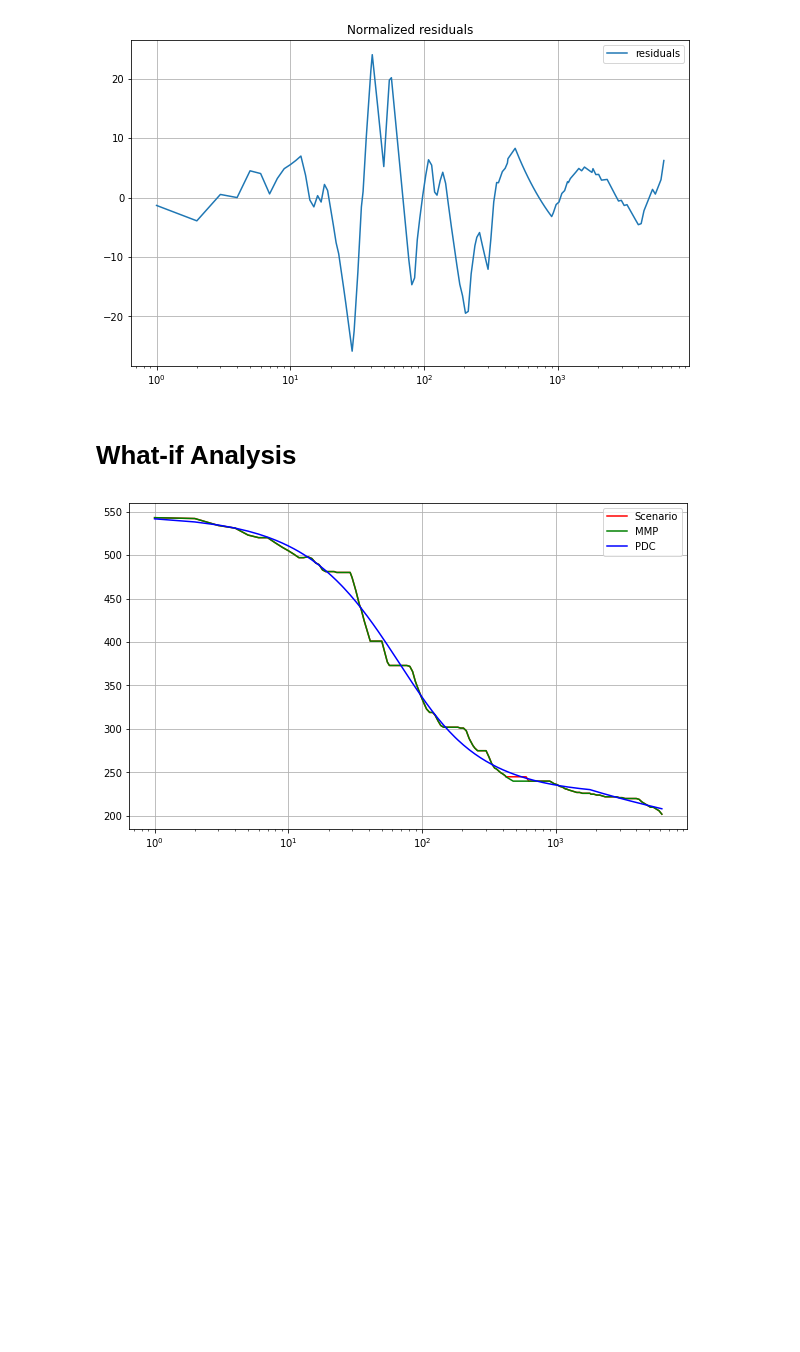
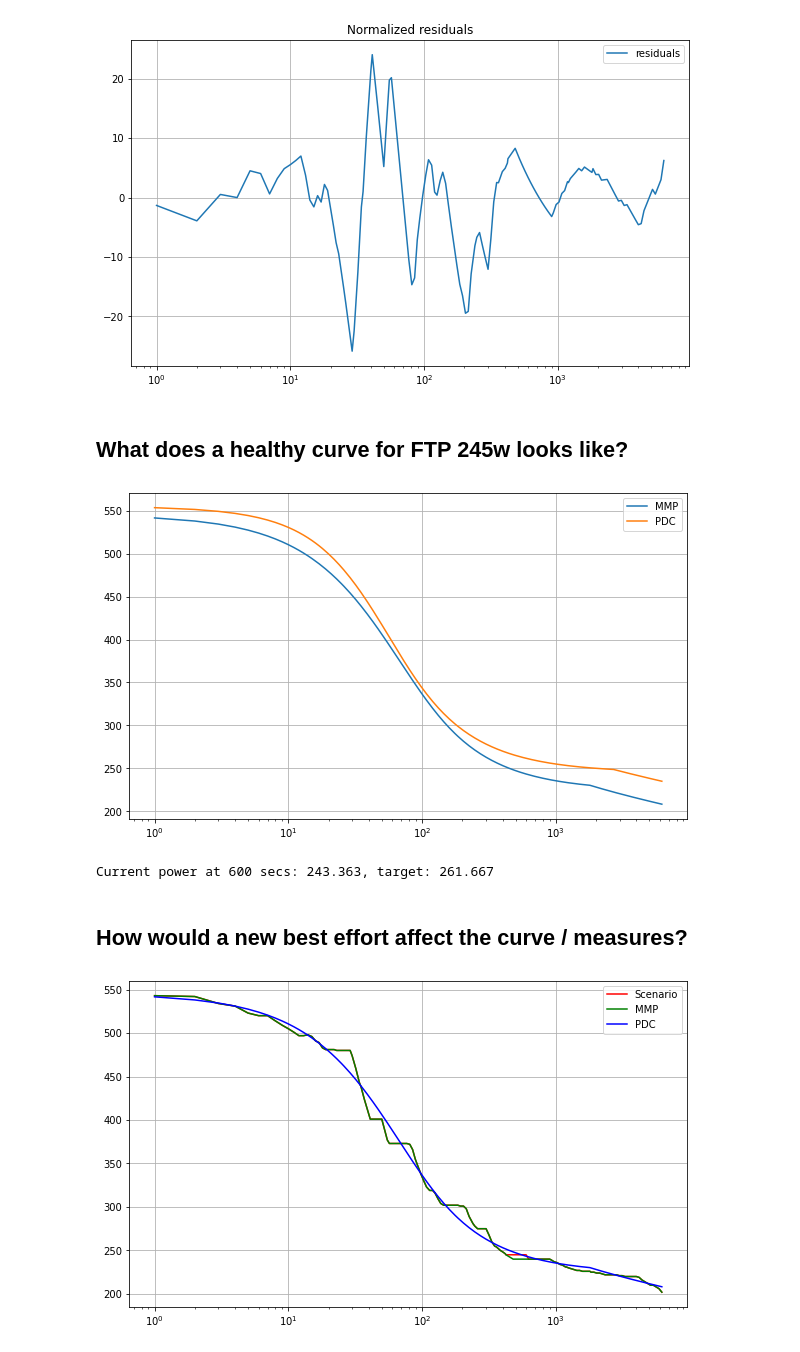
Before and after one commit to jpequegn/wkoAnalysis, a Jupyter notebook: notebooks/PDC Curve Fitting.ipynb, the cells around one changed output. Cells and saved outputs as stored; diff of their text form; code cells hidden in the pictures; blank space fills up the shorter version.

```diff
--- a/notebooks/PDC Curve Fitting.ipynb
+++ b/notebooks/PDC Curve Fitting.ipynb
@@ -104,8 +101,30 @@ def plotResiduals(df_x, result):
 plotResiduals(df_x, result)
 # %% [output]
 [figure]
-# %% [markdown]
-# What-if Analysis
+# %% [markdown]
+## What does a healthy curve for FTP 245w looks like?
+# %%
+tgt_frc = 10000 # 10k of FRC
+tgt_ftp = 245
+tgt_tte = 2700  # 45 mins of TTE
+tgt_tau = 18
+tgt_tau2 = 18
+tgt_a = 14
+tgt_crv = power_curve(df_x, tgt_frc, tgt_ftp, tgt_tte, tgt_tau, tgt_tau2, tgt_a)
+# %%
+plotFittedCurve(df_x, fit, tgt_crv)
+# %% [output]
+[figure, added]
+# %%
+# Look up target value at a given point in curve
+secs = 600
+i = len(df_x[df_x.lt(secs)])
+
+print("Current power at {} secs: {:n}, target: {:n}".format(secs, fit[i], tgt_crv[i]))
+# %% [output]
+Current power at 600 secs: 243.363, target: 261.667
+# %% [markdown]
+## How would a new best effort affect the curve / measures?
 # %%
 def addNewBest(df, sec, watt):
     newbest = (df['Secs']<=sec) & (df['Watts']<watt)
```
Also changed, not shown: parts of 1 cell of this notebook.
